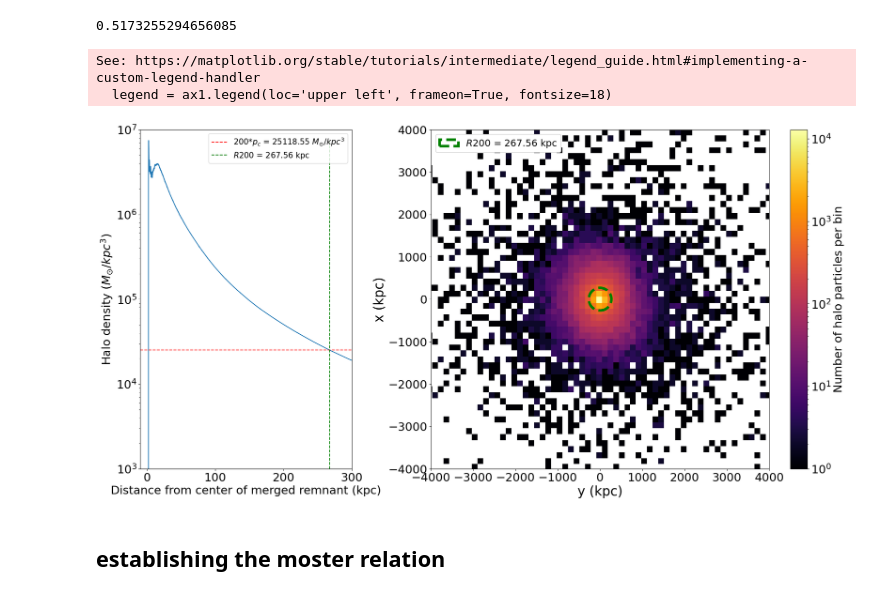
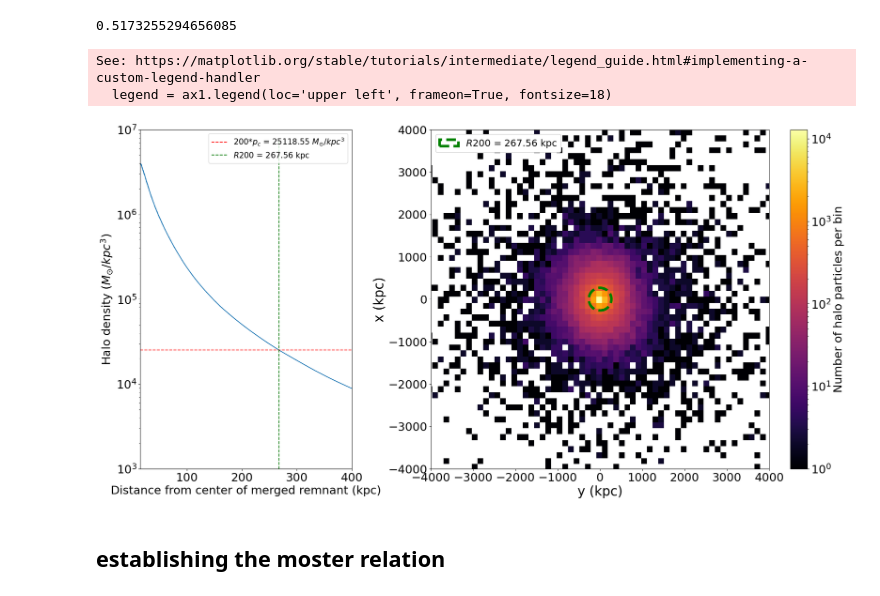
Before and after one commit to swapnaneeldey/ASTR400B, a Jupyter notebook: ResearchAssignment/Final code/MergerSHMRtest.ipynb, the cells around one changed output. Cells and saved outputs as stored; diff of their text form; code cells hidden in the pictures.

```diff
--- a/ResearchAssignment/ResearchAssignment5/Final_code_draft.ipynb
+++ b/ResearchAssignment/Final code/MergerSHMRtest.ipynb
@@ -431,37 +433,37 @@ ax.plot(MW_M31_700.radii, MW_M31_700.density_array)
 ax.axhline(MW_M31_700.h_density_lim.value, color='red', linestyle='--', label=fr'200*$p_c$ = {MW_M31_700.h_density_lim.value:.2f} $M_{{\odot}}/kpc^3$')
 ax.set_xlabel("Distance from center of merged remnant (kpc)", fontsize=22)
 ax.set_ylabel("Halo density ($M_{{\odot}}/kpc^3$)", fontsize=22)
-ax.set_xlim(-10, 300)
+ax.set_xlim(15, 400)
 ax.set_ylim(1e3, 1e7)
 ax.set_yscale('log')
 ax.vlines(MW_M31_700.desired_halo_rad, min(MW_M31_700.density_array), max(MW_M31_700.density_array), color='green', linestyle='--', label=fr'$R{{200}}$ = {MW_M31_700.desired_halo_rad:.2f} kpc')
 ax.legend(fontsize=15)
 
 # Right plot
 hist1 = ax1.hist2d(MW_M31_700.x, MW_M31_700.y, bins=150, norm=LogNorm(), cmap='inferno', label='Merger halo density plot')
 circle = patches.Circle((0, 0), MW_M31_700.desired_halo_rad,linewidth = 5, color='green', linestyle='--', fill=False, label=fr'$R{{200}}$ = {MW_M31_700.desired_halo_rad:.2f} kpc')
 ax1.add_patch(circle)
 ax1.set_xlabel("y (kpc)", fontsize=25)
 ax1.set_ylabel("x (kpc)", fontsize=25)
 cbar = fig.colorbar(hist1[3], ax=ax1)
 cbar.set_label("Number of halo particles per bin", fontsize=22)
 ax1.set_xlim(-4000, 4000)
 ax1.set_ylim(-4000, 4000)
 legend = ax1.legend(loc='upper left', frameon=True, fontsize=18)
 legend.get_frame().set_facecolor('white')  # Set the legend background color to white
 legend.get_frame().set_alpha(1.0)
 # Adjust layout
 fig.tight_layout()
 plt.subplots_adjust(wspace=0.25)  # Increase the horizontal space between plots
 ax.tick_params(axis='both', which='major', labelsize=22)
 ax1.tick_params(axis='both', which='major', labelsize=22)
 cbar.ax.tick_params(labelsize=22)
 
 plt.show()
 # %% [output]
 See: https://matplotlib.org/stable/tutorials/intermediate/legend_guide.html#implementing-a-custom-legend-handler
   legend = ax1.legend(loc='upper left', frameon=True, fontsize=18)
-[figure, old version]
+[figure, new version]
 # %% [markdown]
 ## establishing the moster relation
 # %%
```
Also changed, not shown: parts of 1 cell of this notebook, 12 other files.
